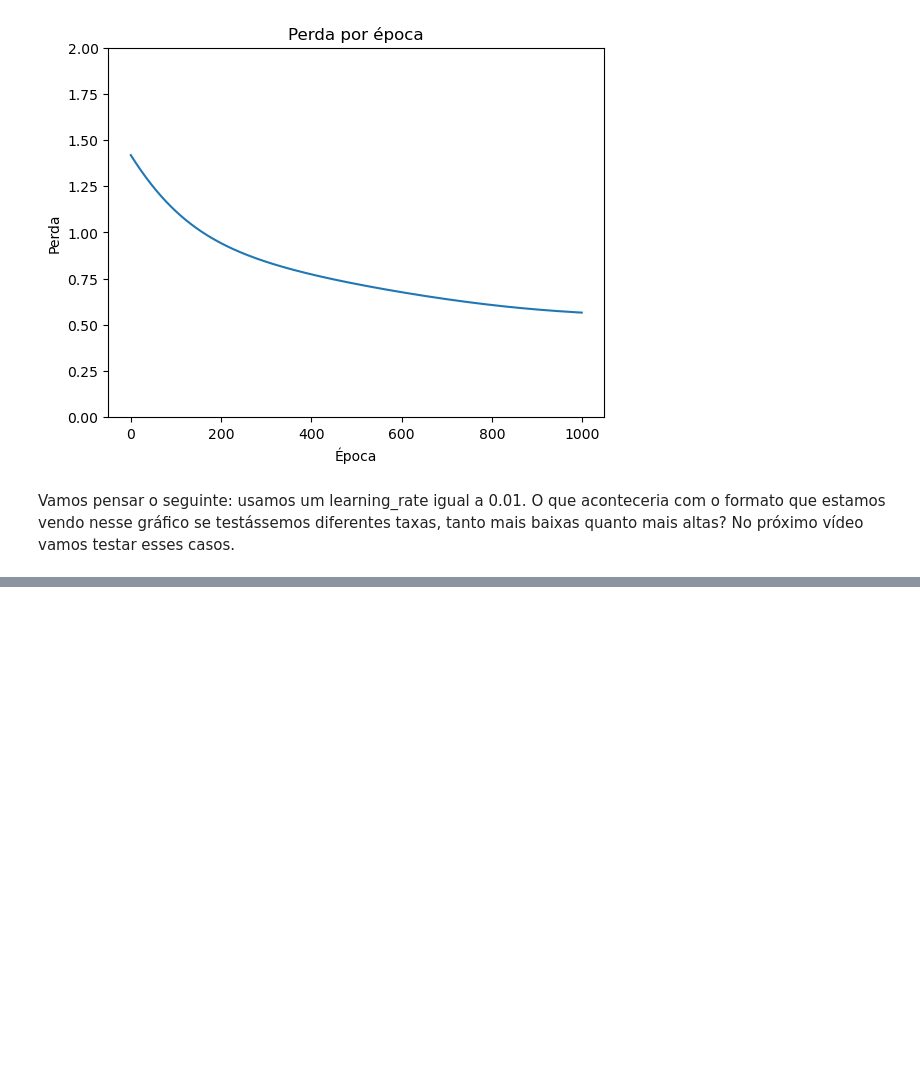
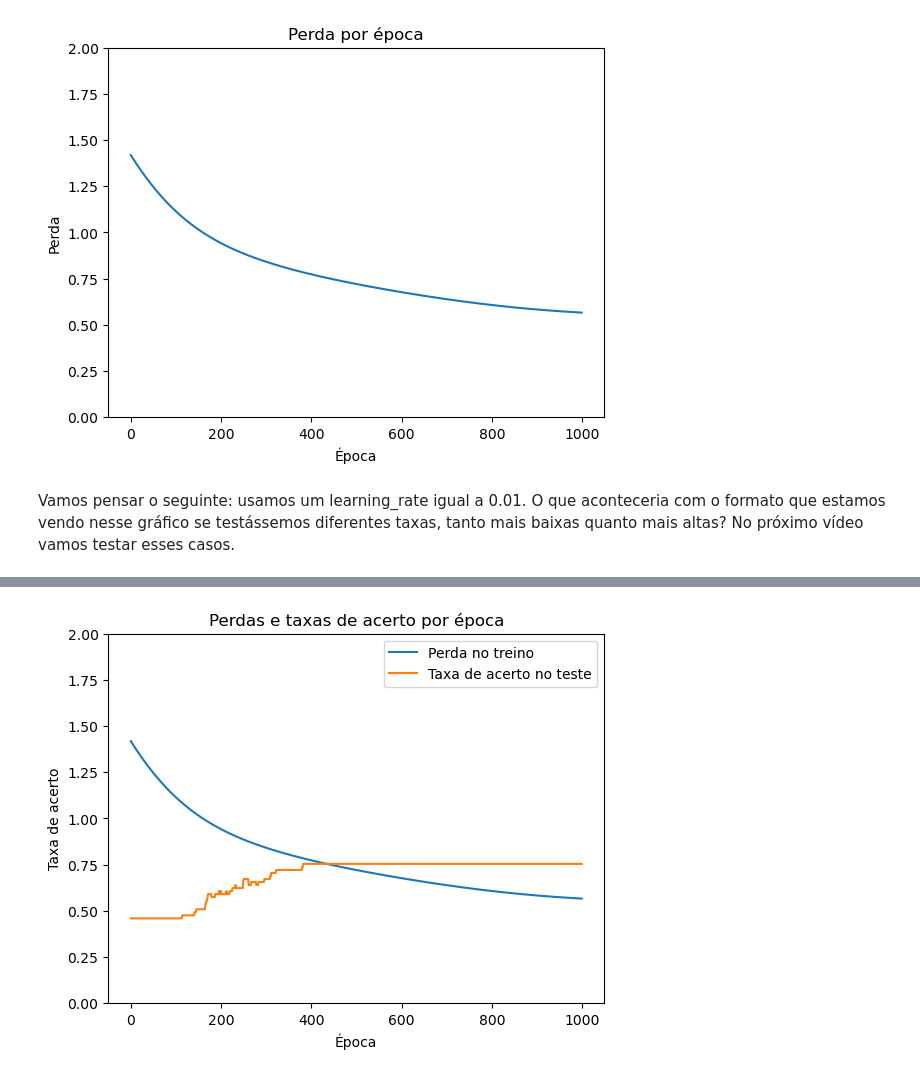
Before and after one commit to kaiomudkt/tensorflow, a Jupyter notebook: 4_aula.ipynb, the cells around one changed output, grey strips where cells are left out. Cells and saved outputs as stored; diff of their text form; code cells hidden in the pictures; blank space fills up the shorter version.

```diff
--- a/4_aula.ipynb
+++ b/4_aula.ipynb
@@ -220,0 +346,4 @@ Vamos pensar o seguinte: usamos um learning_rate igual a 0.01. O que aconteceria
+# %%
+perdas = []
+taxas_acerto = []
+otimizador_treino = tf.optimizers.SGD(learning_rate=0.01)
@@ -220,0 +391,30 @@ Vamos pensar o seguinte: usamos um learning_rate igual a 0.01. O que aconteceria
+# %%
+perdas = []
+taxas_acerto = []
+otimizador_treino = tf.optimizers.SGD(learning_rate=0.01)
+
+tf.random.set_seed(31)
+
+quantidade_features = X_treino.shape[1]
+pesos = tf.Variable(tf.random.normal([quantidade_features, 1]), name='pesos')
+vies = tf.Variable(tf.random.normal([1]), name='vies')
+
+# Obtendo o custo
+
+for epoca in range(QUANTIDADE_EPOCAS):
+    with tf.GradientTape() as tape:
+        probabilidade = tf.sigmoid(neuronio(X_treino))
+        custo = calculadora_perda(y_treino, probabilidade)
+
+        gradientes = tape.gradient(custo, [pesos, vies])
+        otimizador_treino.apply_gradients(zip(gradientes, [pesos, vies]))
+
+        # Calculando a taxa de acerto nos dados de teste
+        probabilidade_teste = tf.sigmoid(neuronio(X_teste))
+        acertos = np.mean(y_teste.numpy() == ((probabilidade_teste.numpy() > 0.5) *1))
+        taxas_acerto.append(acertos)
+
+        perdas.append(custo.numpy())
+
+    if (epoca + 1) % 100 == 0:
+        print(f'Época: {epoca+1}, Custo: {custo.numpy()}, Taxa de acerto: {acertos}')
@@ -220,0 +450,11 @@ Vamos pensar o seguinte: usamos um learning_rate igual a 0.01. O que aconteceria
+# %%
+plt.plot(perdas)
+plt.plot(taxas_acerto)
+plt.title('Perdas e taxas de acerto por época')
+plt.legend(['Perda no treino', 'Taxa de acerto no teste'])
+plt.xlabel('Época')
+plt.ylabel('Taxa de acerto')
+plt.ylim(0,2)
+plt.show()
+# %% [output]
+[figure, added]
```
Also changed, not shown: parts of 25 cells of this notebook.
